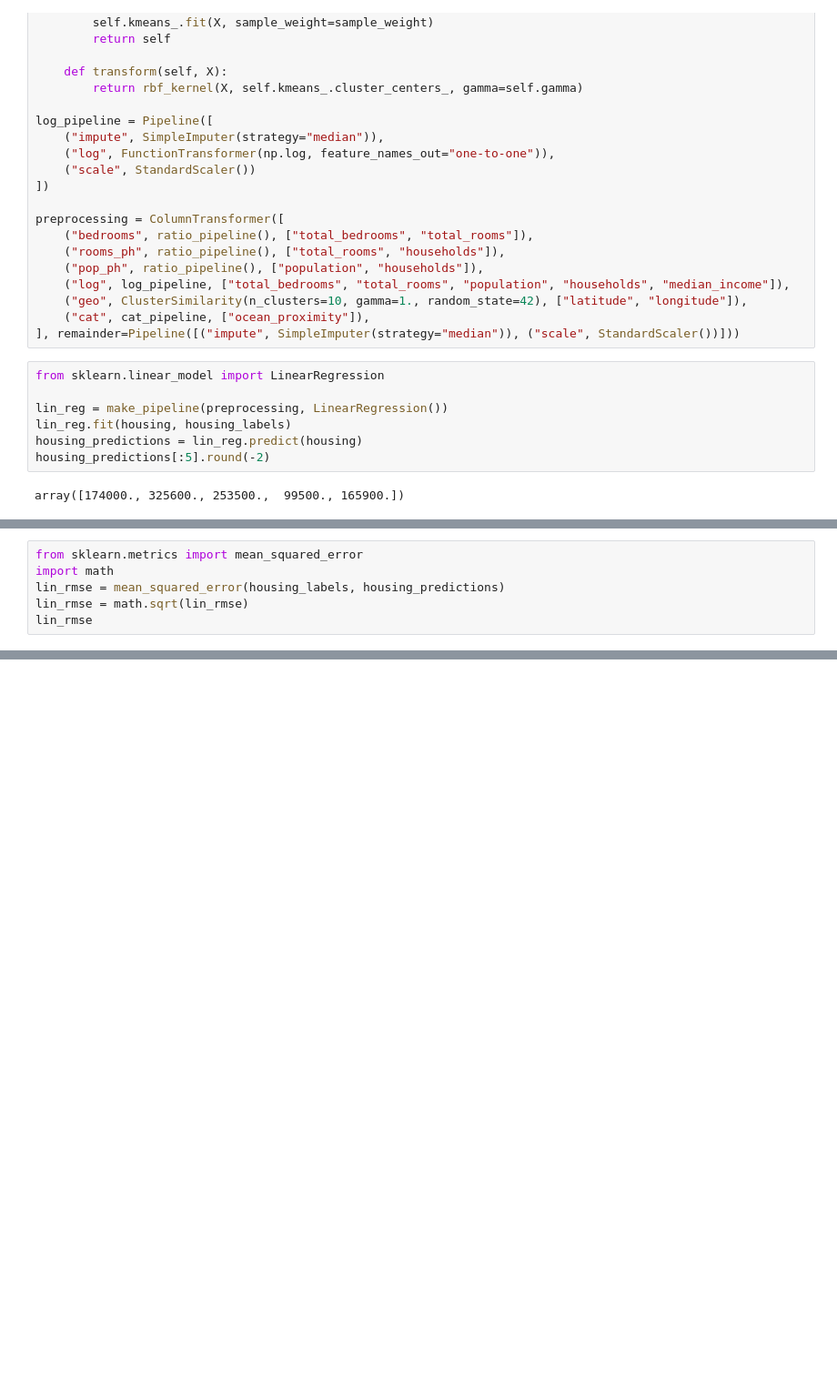
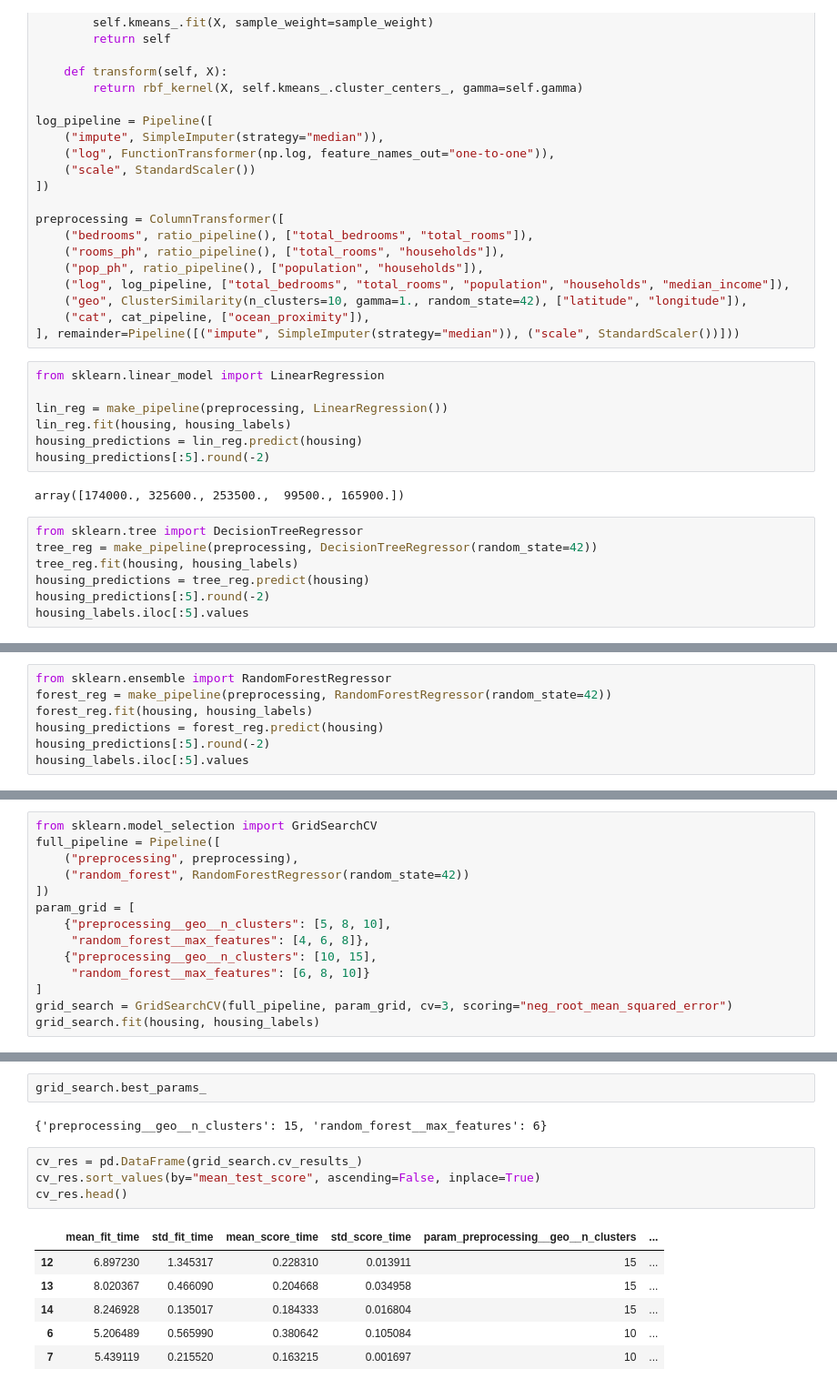
Before and after one commit to Jayant443/Housing-Price-Predictor, a Jupyter notebook: src/housing_prediction.ipynb, the cells around one changed output, grey strips where cells are left out. Shown at 91% size. Saved outputs shown, nothing was run; the diff lists cells and outputs as text; blank space fills up the shorter version.

Commit message:
Trained 3 models

```diff
--- a/src/housing_prediction.ipynb
+++ b/src/housing_prediction.ipynb
@@ -113,3 +113,10 @@ housing_predictions = lin_reg.predict(housing)
 housing_predictions[:5].round(-2)
 # %% [output]
 array([174000., 325600., 253500.,  99500., 165900.])
+# %%
+from sklearn.tree import DecisionTreeRegressor
+tree_reg = make_pipeline(preprocessing, DecisionTreeRegressor(random_state=42))
+tree_reg.fit(housing, housing_labels)
+housing_predictions = tree_reg.predict(housing)
+housing_predictions[:5].round(-2)
+housing_labels.iloc[:5].values
@@ -115,0 +139,7 @@ array([174000., 325600., 253500.,  99500., 165900.])
+# %%
+from sklearn.ensemble import RandomForestRegressor
+forest_reg = make_pipeline(preprocessing, RandomForestRegressor(random_state=42))
+forest_reg.fit(housing, housing_labels)
+housing_predictions = forest_reg.predict(housing)
+housing_predictions[:5].round(-2)
+housing_labels.iloc[:5].values
@@ -116,7 +162,15 @@ array([174000., 325600., 253500.,  99500., 165900.])
 # %%
-from sklearn.metrics import mean_squared_error
-import math
-lin_rmse = mean_squared_error(housing_labels, housing_predictions)
-lin_rmse = math.sqrt(lin_rmse)
-lin_rmse
+from sklearn.model_selection import GridSearchCV
+full_pipeline = Pipeline([
+    ("preprocessing", preprocessing),
+    ("random_forest", RandomForestRegressor(random_state=42))
+])
+param_grid = [
+    {"preprocessing__geo__n_clusters": [5, 8, 10],
+     "random_forest__max_features": [4, 6, 8]},
+    {"preprocessing__geo__n_clusters": [10, 15],
+     "random_forest__max_features": [6, 8, 10]}
+]
+grid_search = GridSearchCV(full_pipeline, param_grid, cv=3, scoring="neg_root_mean_squared_error")
+grid_search.fit(housing, housing_labels)
 # %% [output]
@@ -123,0 +194,15 @@ lin_rmse
+# %%
+grid_search.best_params_
+# %% [output]
+{'preprocessing__geo__n_clusters': 15, 'random_forest__max_features': 6}
+# %%
+cv_res = pd.DataFrame(grid_search.cv_results_)
+cv_res.sort_values(by="mean_test_score", ascending=False, inplace=True)
+cv_res.head()
+# %% [output]
+|  | mean_fit_time | std_fit_time | mean_score_time | std_score_time | param_preprocessing__geo__n_clusters | ... |
+| 12 | 6.897230 | 1.345317 | 0.228310 | 0.013911 | 15 | ... |
+| 13 | 8.020367 | 0.466090 | 0.204668 | 0.034958 | 15 | ... |
+| 14 | 8.246928 | 0.135017 | 0.184333 | 0.016804 | 15 | ... |
+| 6 | 5.206489 | 0.565990 | 0.380642 | 0.105084 | 10 | ... |
+| 7 | 5.439119 | 0.215520 | 0.163215 | 0.001697 | 10 | ... |
```
Also changed, not shown: parts of 5 cells of this notebook.
